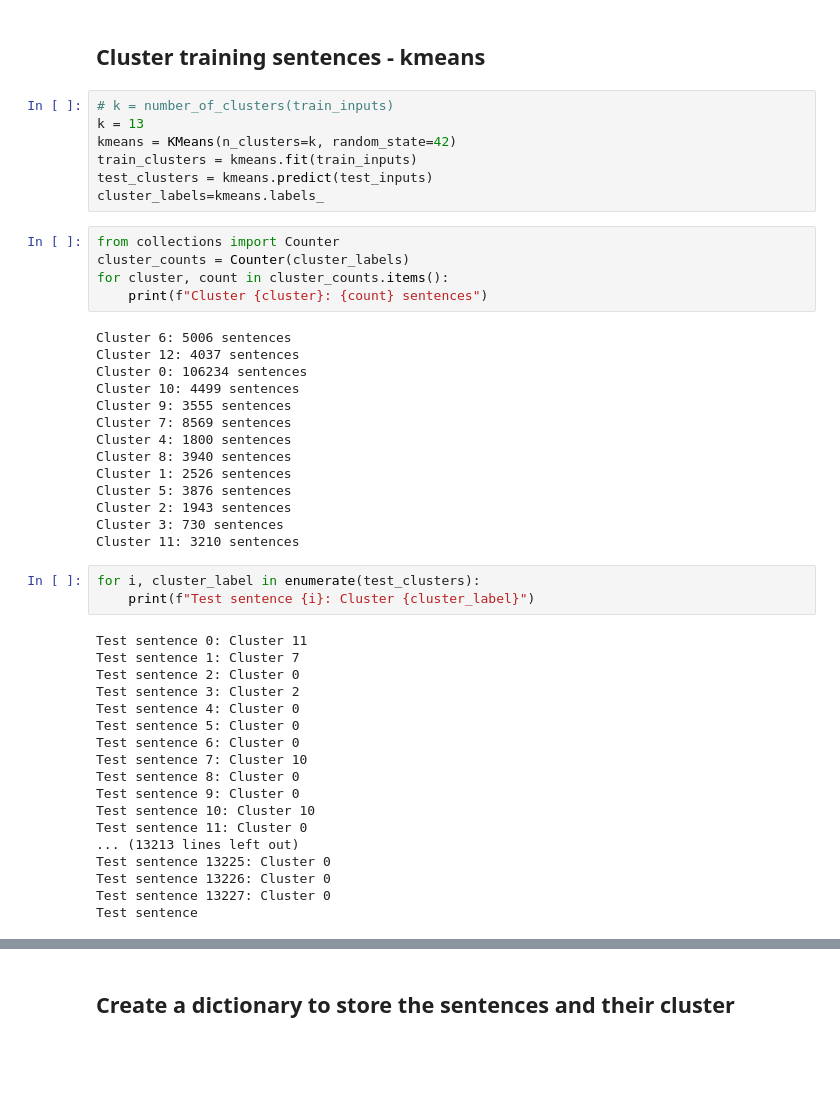
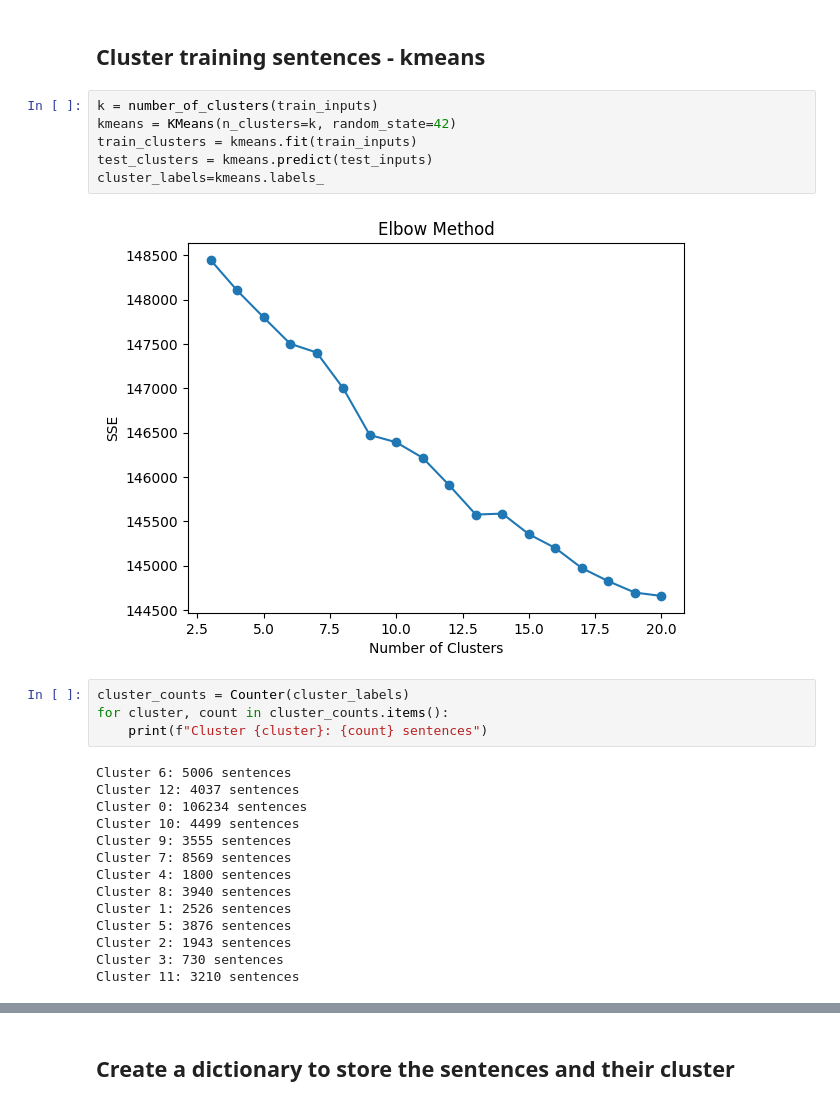
Before and after one commit to VasilikiZarkadoula/Advanced-Machine-Learning-Auth-2023, a Jupyter notebook: Assignment2/Assignment_2_Part_B.ipynb, the cells around one changed output, grey strips where cells are left out. Cells and saved outputs as stored; diff of their text form; blank space fills up the shorter version.

```diff
--- a/Assignment2/Assignment_2_Part_B.ipynb
+++ b/Assignment2/Assignment_2_Part_B.ipynb
@@ -220,14 +221,14 @@ train_inputs.shape, test_inputs.shape
 # %% [markdown]
 ## Cluster training sentences - kmeans
 # %%
-# k = number_of_clusters(train_inputs)
-k = 13
+k = number_of_clusters(train_inputs)
 kmeans = KMeans(n_clusters=k, random_state=42)
 train_clusters = kmeans.fit(train_inputs)
 test_clusters = kmeans.predict(test_inputs)
 cluster_labels=kmeans.labels_
+# %% [output]
+[figure, added]
 # %%
-from collections import Counter
 cluster_counts = Counter(cluster_labels)
 for cluster, count in cluster_counts.items():
     print(f"Cluster {cluster}: {count} sentences")
@@ -245,24 +246,3 @@ Cluster 5: 3876 sentences
 Cluster 2: 1943 sentences
 Cluster 3: 730 sentences
 Cluster 11: 3210 sentences
-# %%
-for i, cluster_label in enumerate(test_clusters):
-    print(f"Test sentence {i}: Cluster {cluster_label}")
-# %% [output]
-Test sentence 0: Cluster 11
-Test sentence 1: Cluster 7
-Test sentence 2: Cluster 0
-Test sentence 3: Cluster 2
-Test sentence 4: Cluster 0
-Test sentence 5: Cluster 0
-Test sentence 6: Cluster 0
-Test sentence 7: Cluster 10
-Test sentence 8: Cluster 0
-Test sentence 9: Cluster 0
-Test sentence 10: Cluster 10
-Test sentence 11: Cluster 0
-... (13213 lines left out)
-Test sentence 13225: Cluster 0
-Test sentence 13226: Cluster 0
-Test sentence 13227: Cluster 0
-Test sentence
```
Also changed, not shown: parts of 42 cells of this notebook.
